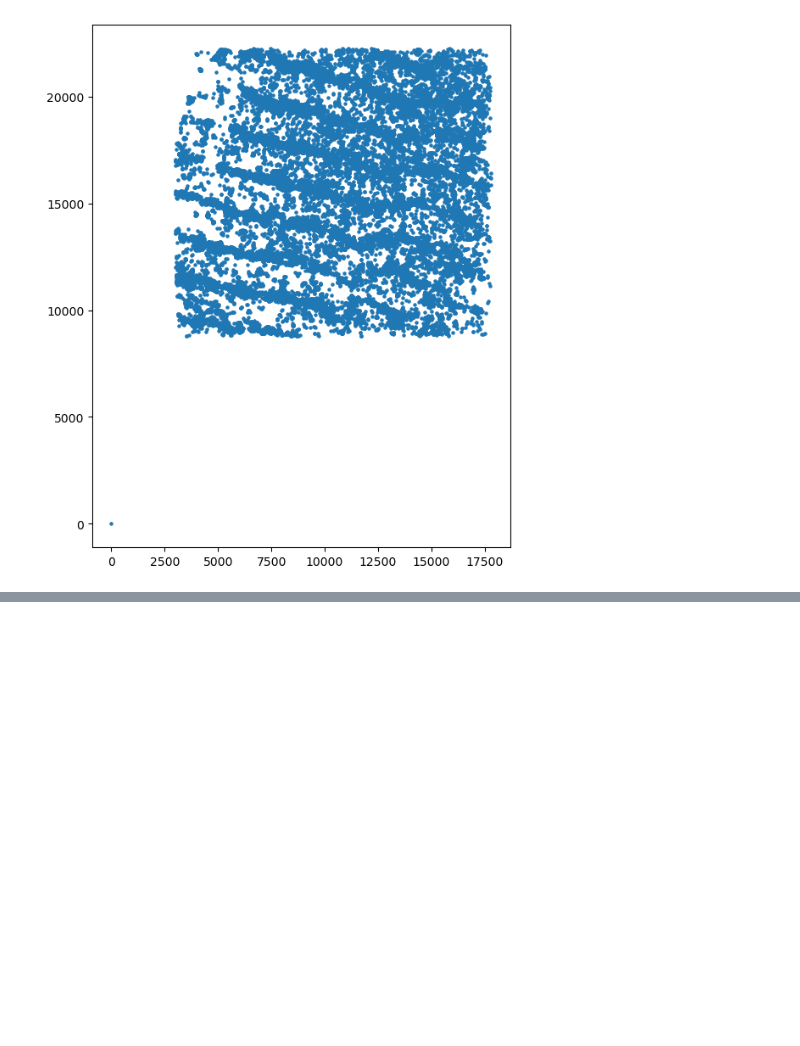
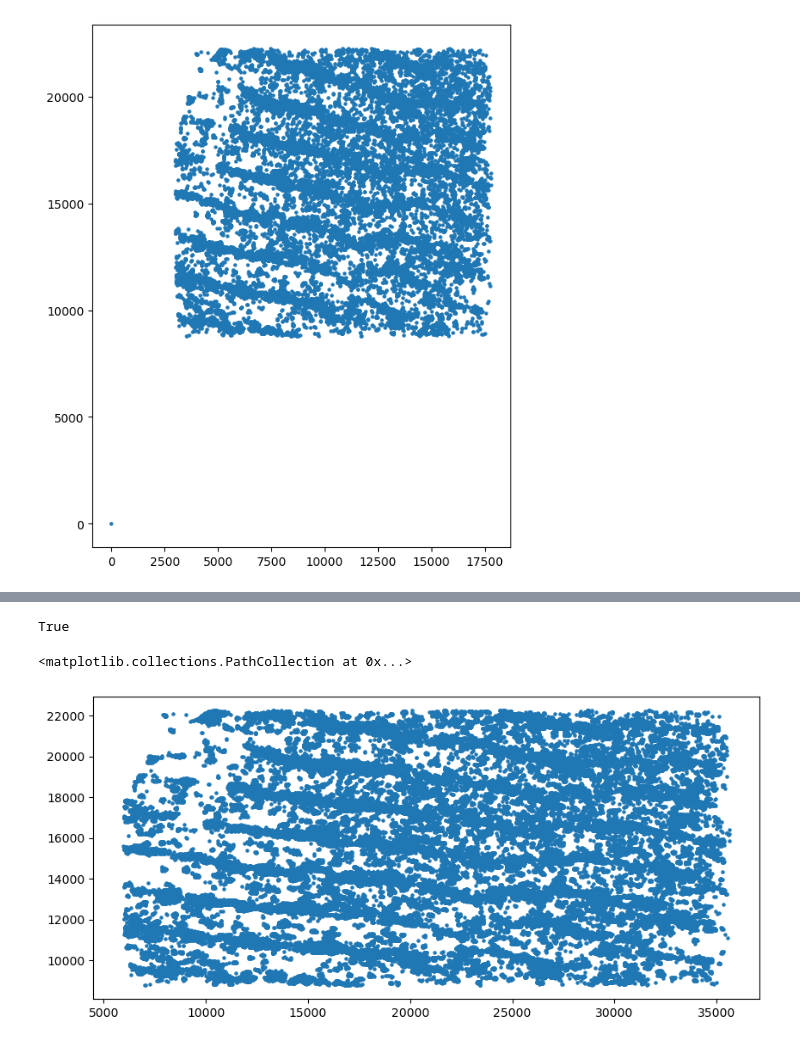
Before and after one commit to csoeller/PYME-extra-sample-data, a Jupyter notebook: data/Biplane QE-PAINT_pig tissue/coalescing_events.ipynb, the cells around one changed output, grey strips where cells are left out. Drawn from its saved outputs; the diff is of its cells as text; code cells hidden in the pictures; blank space fills up the shorter version.

Commit message:
show how to make a new recipe module in a notebook

```diff
--- a/data/Biplane QE-PAINT_pig tissue/coalescing_events.ipynb
+++ b/data/Biplane QE-PAINT_pig tissue/coalescing_events.ipynb
@@ -52,0 +57,25 @@ Current data source: coalesced
+# %%
+from PYME.recipes.base import register_module, ModuleBase, Filter
+from PYME.recipes.traits import Input, Output, Float, Enum, CStr, Bool, Int, List, DictStrStr, DictStrList, ListFloat, ListStr, FileOrURI
+
+# import numpy as np
+# import pandas as pd
+from PYME.IO import tabular
+
+@register_module('StretchX')
+class StretchX(ModuleBase):
+    """Simple module to test the concept"""
+    inputName = Input('localisations')
+    outputName = Output('stretched')
+
+    # below we do something fairly unspectacular but it is sufficient to illustrate the idea
+    def run(self, inputName):
+        mapped_ds = tabular.MappingFilter(inputName)
+        mapped_ds.setMapping('x_ori', 'x') # we remember the original x
+        mapped_ds.setMapping('x', '2*x')   # and stretch the original x two-fold
+        return mapped_ds
+# %%
+idm = StretchX(data.recipe,inputName='timedSpecies',
+                outputName='tS_stretch')
+data.recipe.add_module(idm)
+data.recipe.execute()
@@ -52,0 +84,10 @@ Current data source: coalesced
+# %%
+np.all(data['x'] == 2*data['x_ori']) # this should now be true
+# %% [output]
+True
+# %%
+plt.subplot(aspect='equal') # we are trying to get the plot aspect ratio to be correct
+plt.scatter(data.x,data.y,s=5) # let's look at the stretched coordinates
+# %% [output]
+<matplotlib.collections.PathCollection at 0x...>
+[figure, added]
```
Also changed, not shown: parts of 3 cells of this notebook.
